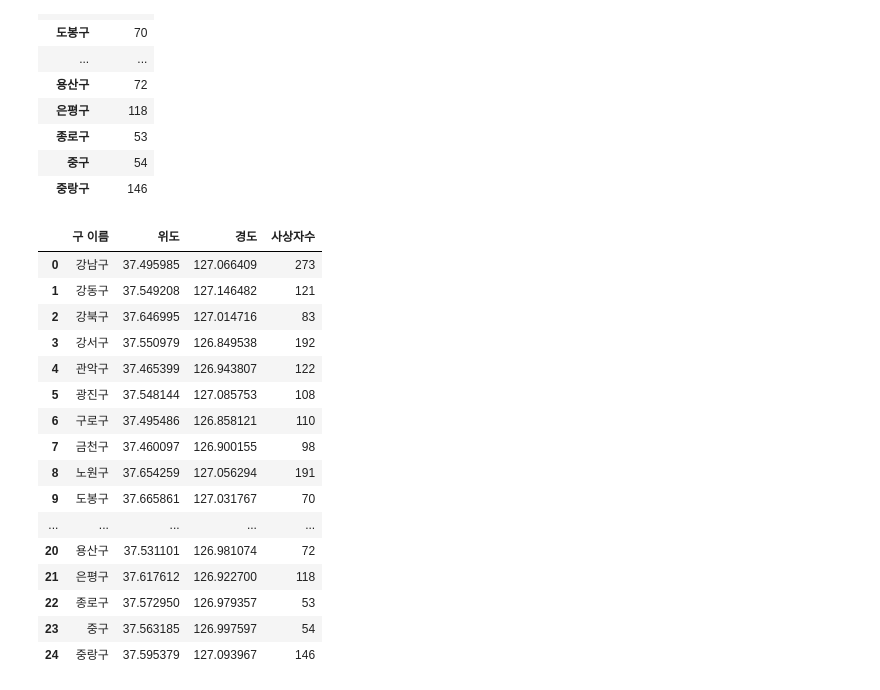
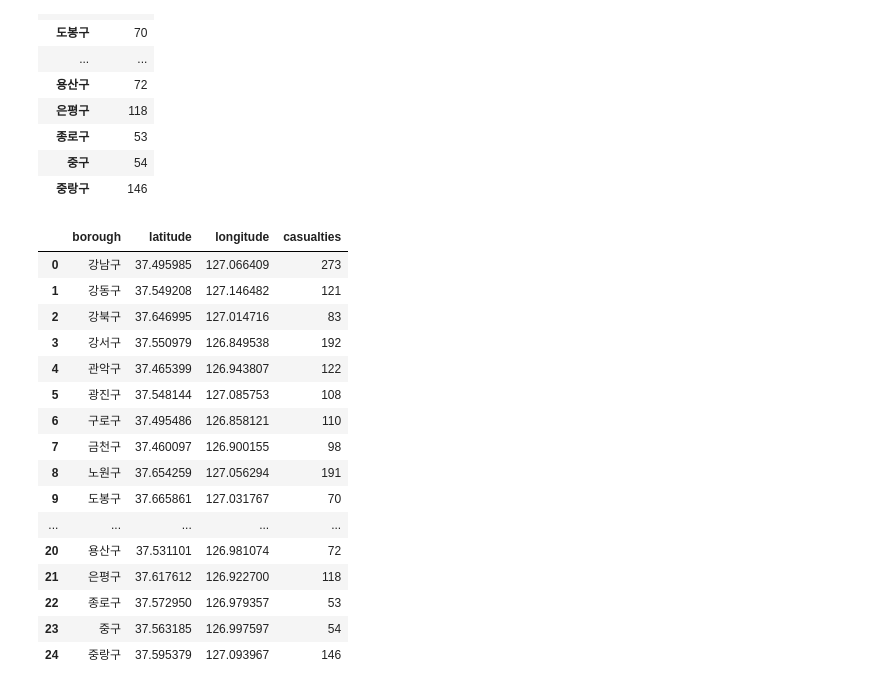
Before and after one commit to dalkey23/elice_data_project, a Jupyter notebook: 서울시 연령층별 교통사고.ipynb, the cells around one changed output. Saved outputs shown, nothing was run; the diff lists cells and outputs as text; code cells hidden in the pictures.

```diff
--- a/서울시 연령층별 교통사고.ipynb
+++ b/서울시 연령층별 교통사고.ipynb
@@ -130,25 +130,25 @@ df_group
 | 중구 | 54 |
 | 중랑구 | 146 |
 # %%
-data = {'구 이름': ['강남구', '강동구', '강북구', '강서구', '관악구', '광진구', '구로구', '금천구',
+data = {'borough': ['강남구', '강동구', '강북구', '강서구', '관악구', '광진구', '구로구', '금천구',
                    '노원구', '도봉구', '동대문구', '동작구', '마포구', '서대문구', '서초구', '성동구',
                    '성북구', '송파구', '양천구', '영등포구', '용산구', '은평구', '종로구', '중구',
                    '중랑구'],
-        '위도': [37.495985, 37.549208, 37.646995, 37.550979, 37.465399, 37.548144, 37.495486, 37.460097,
+        'latitude': [37.495985, 37.549208, 37.646995, 37.550979, 37.465399, 37.548144, 37.495486, 37.460097,
                 37.654259, 37.665861, 37.574369, 37.496504, 37.566283, 37.582037, 37.476952, 37.550675,
                 37.589562, 37.504853, 37.516771, 37.526505, 37.531101, 37.617612, 37.57295, 37.563185,
                 37.595379],
-        '경도': [127.066409, 127.146482, 127.014716, 126.849538, 126.943807, 127.085753, 126.858121, 126.900155,
+        'longitude': [127.066409, 127.146482, 127.014716, 126.849538, 126.943807, 127.085753, 126.858121, 126.900155,
                 127.056294, 127.031767, 127.039988, 126.944307, 126.901644, 126.935667, 127.03781, 127.040962,
                 127.0167, 127.114482, 126.866539, 126.89619, 126.981074, 126.9227, 126.979357, 126.997597,
                 127.093967],
-        '사상자수': [273, 121, 83, 192, 122, 108, 110,98, 191, 70, 95, 119, 108, 105, 162, 81, 121, 283, 167, 210,
+        'casualties': [273, 121, 83, 192, 122, 108, 110,98, 191, 70, 95, 119, 108, 105, 162, 81, 121, 283, 167, 210,
                  72, 118, 53, 54, 146]
        }
 data = pd.DataFrame(data)
 data
 # %% [output]
-|  | 구 이름 | 위도 | 경도 | 사상자수 |
+|  | borough | latitude | longitude | casualties |
 | 0 | 강남구 | 37.495985 | 127.066409 | 273 |
 | 1 | 강동구 | 37.549208 | 127.146482 | 121 |
 | 2 | 강북구 | 37.646995 | 127.014716 | 83 |
```
Also changed, not shown: parts of 6 cells of this notebook, 4 other files.
